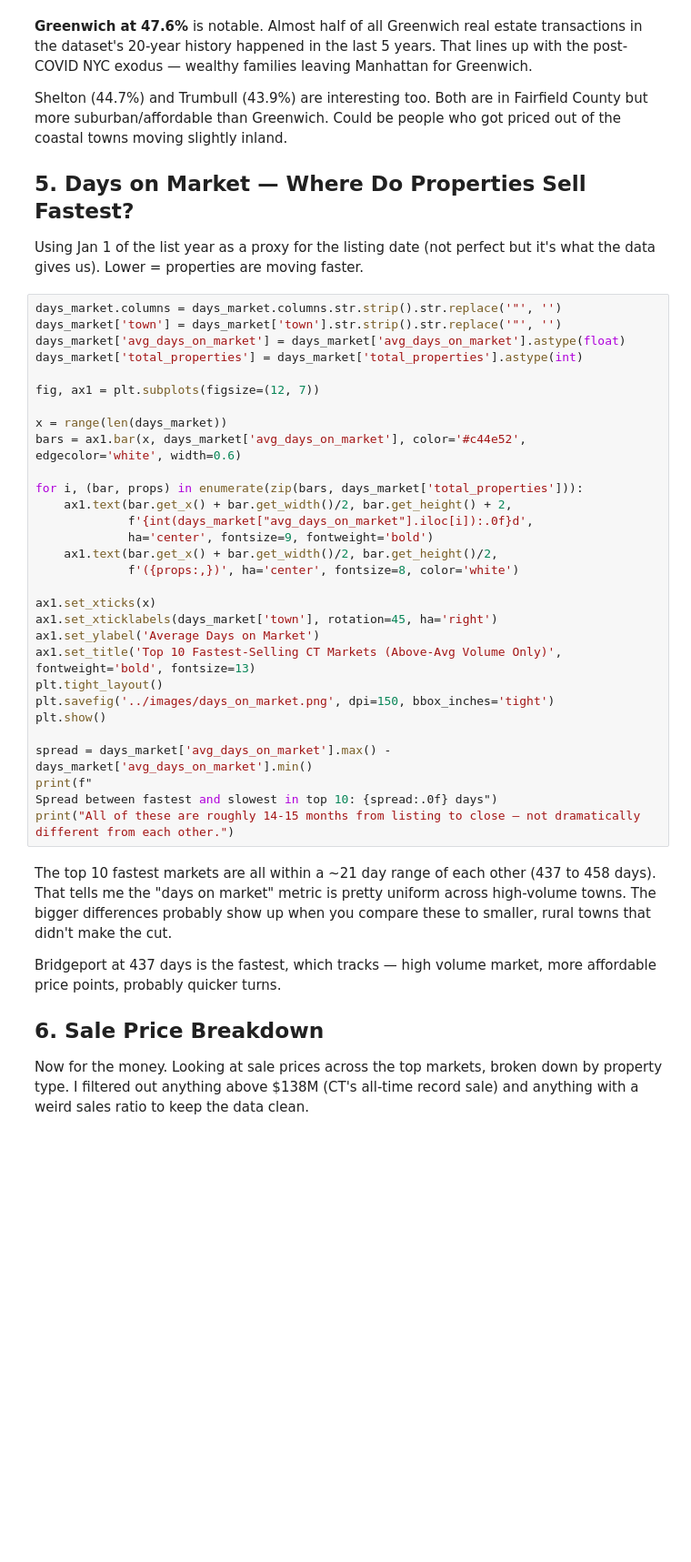
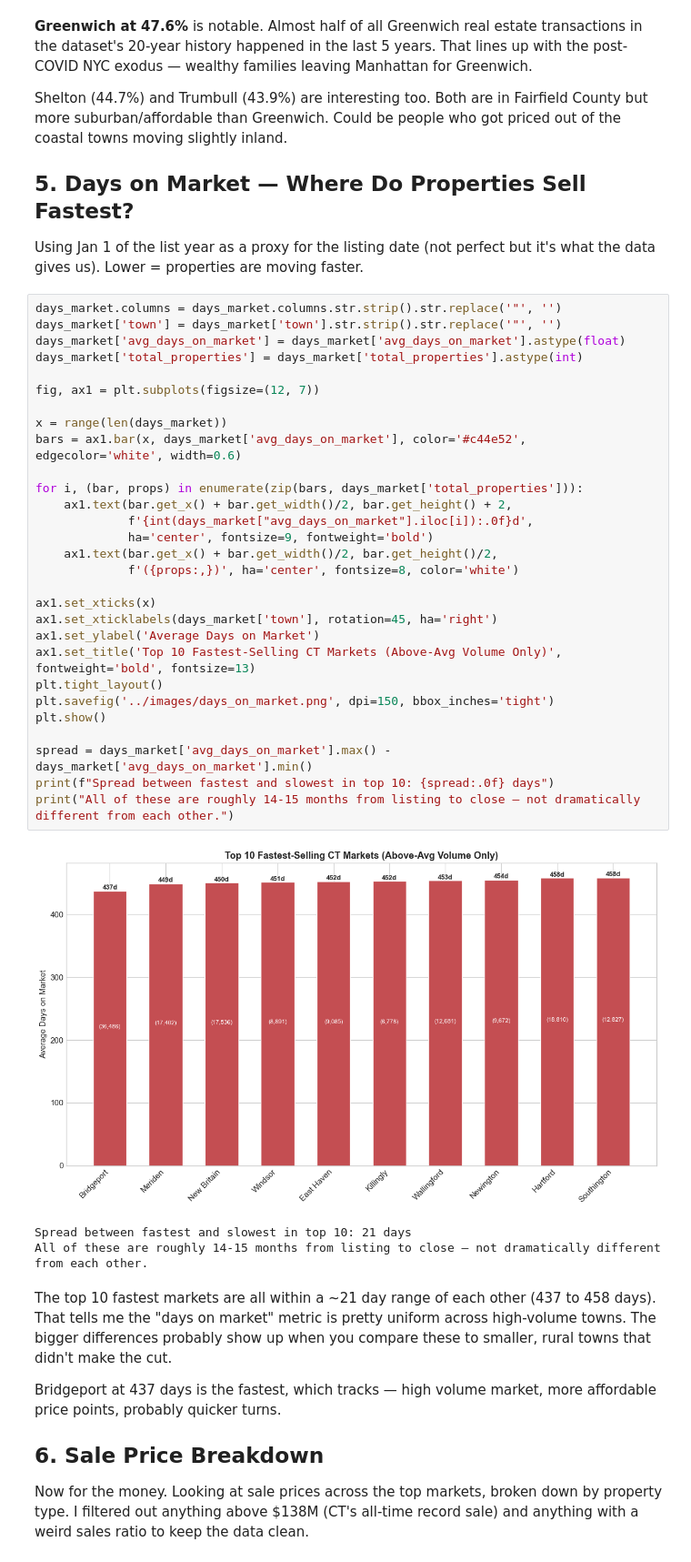
Before and after one commit to shyamrpatel29/ct-real-estate-analysis, a Jupyter notebook: notebooks/ct_real_estate_analysis.ipynb, the cells around one changed output. Shown at 91% size. Saved outputs shown, nothing was run; the diff lists cells and outputs as text; blank space fills up the shorter version.

```diff
--- a/notebooks/ct_real_estate_analysis.ipynb
+++ b/notebooks/ct_real_estate_analysis.ipynb
@@ -163,33 +179,36 @@ Using Jan 1 of the list year as a proxy for the listing date (not perfect but it
 # %%
 days_market.columns = days_market.columns.str.strip().str.replace('"', '')
 days_market['town'] = days_market['town'].str.strip().str.replace('"', '')
 days_market['avg_days_on_market'] = days_market['avg_days_on_market'].astype(float)
 days_market['total_properties'] = days_market['total_properties'].astype(int)
 
 fig, ax1 = plt.subplots(figsize=(12, 7))
 
 x = range(len(days_market))
 bars = ax1.bar(x, days_market['avg_days_on_market'], color='#c44e52', edgecolor='white', width=0.6)
 
 for i, (bar, props) in enumerate(zip(bars, days_market['total_properties'])):
     ax1.text(bar.get_x() + bar.get_width()/2, bar.get_height() + 2,
              f'{int(days_market["avg_days_on_market"].iloc[i]):.0f}d',
              ha='center', fontsize=9, fontweight='bold')
     ax1.text(bar.get_x() + bar.get_width()/2, bar.get_height()/2,
              f'({props:,})', ha='center', fontsize=8, color='white')
 
 ax1.set_xticks(x)
 ax1.set_xticklabels(days_market['town'], rotation=45, ha='right')
 ax1.set_ylabel('Average Days on Market')
 ax1.set_title('Top 10 Fastest-Selling CT Markets (Above-Avg Volume Only)', fontweight='bold', fontsize=13)
 plt.tight_layout()
 plt.savefig('../images/days_on_market.png', dpi=150, bbox_inches='tight')
 plt.show()
 
 spread = days_market['avg_days_on_market'].max() - days_market['avg_days_on_market'].min()
-print(f"
-Spread between fastest and slowest in top 10: {spread:.0f} days")
+print(f"Spread between fastest and slowest in top 10: {spread:.0f} days")
 print("All of these are roughly 14-15 months from listing to close — not dramatically different from each other.")
+# %% [output]
+[figure, added]
+Spread between fastest and slowest in top 10: 21 days
+All of these are roughly 14-15 months from listing to close — not dramatically different from each other.
 # %% [markdown]
 The top 10 fastest markets are all within a ~21 day range of each other (437 to 458 days). That tells me the "days on market" metric is pretty uniform across high-volume towns. The bigger differences probably show up when you compare these to smaller, rural towns that didn't make the cut.
 
```
Also changed, not shown: parts of 8 cells of this notebook, 7 other files.
